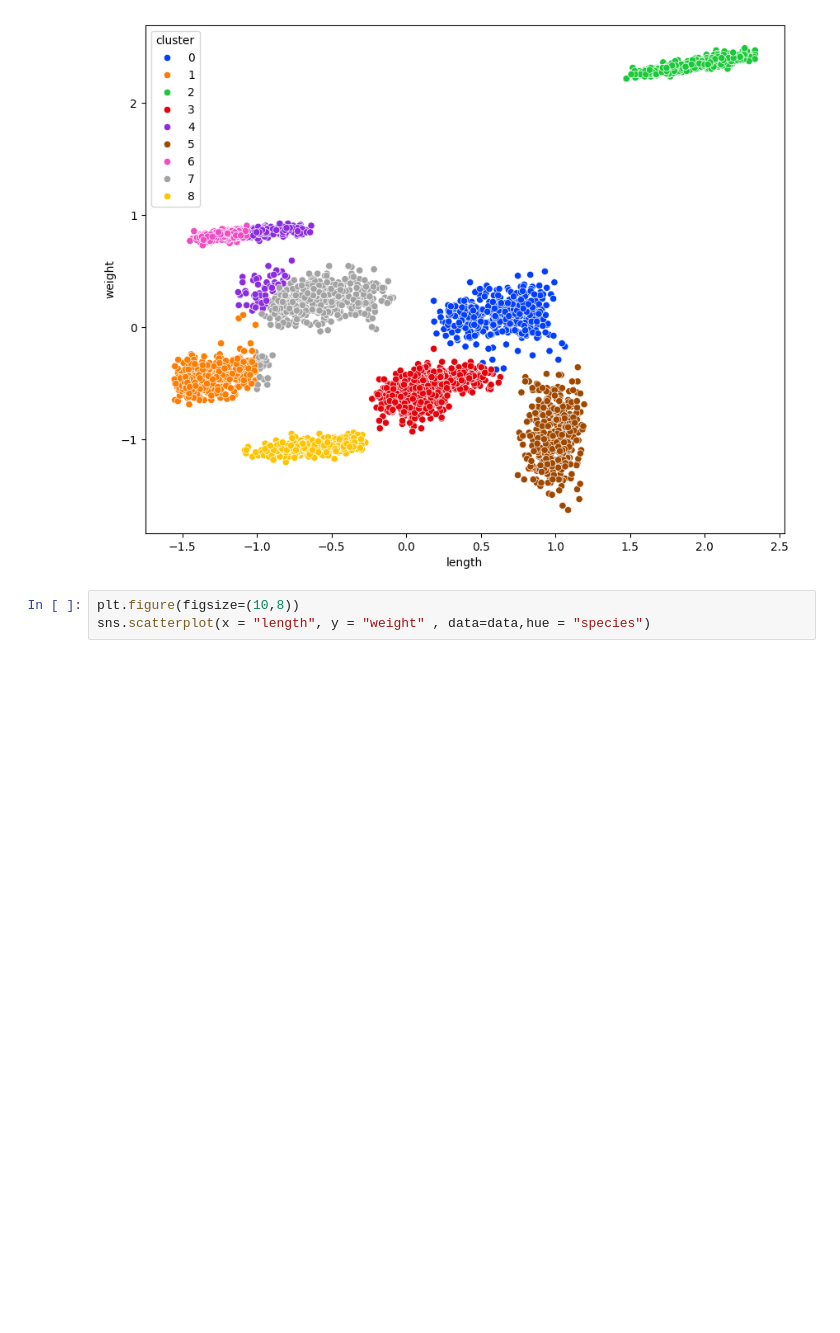
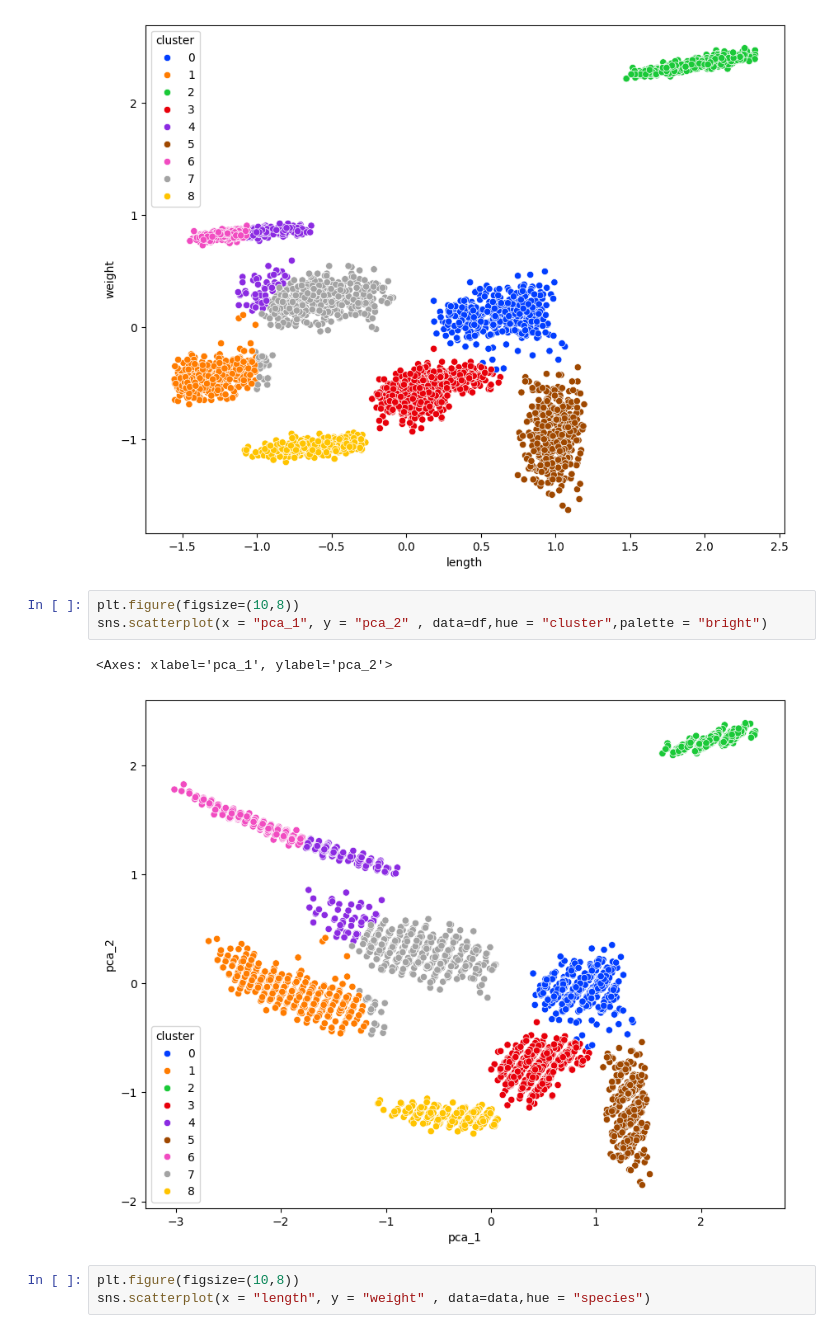
Before and after one commit to Rizan012/FishAnalysis, a Jupyter notebook: cluster.ipynb, the cells around one changed output. Saved outputs shown, nothing was run; the diff lists cells and outputs as text; blank space fills up the shorter version.

Commit message:
graph added:)

```diff
--- a/cluster.ipynb
+++ b/cluster.ipynb
@@ -187,6 +187,12 @@ sns.scatterplot(x="length",y="weight",data=df,hue="cluster",palette = "bright")
 # %% [output]
 <Axes: xlabel='length', ylabel='weight'>
 [figure]
+# %%
+plt.figure(figsize=(10,8))
+sns.scatterplot(x = "pca_1", y = "pca_2" , data=df,hue = "cluster",palette = "bright")
+# %% [output]
+<Axes: xlabel='pca_1', ylabel='pca_2'>
+[figure, added]
 # %%
 plt.figure(figsize=(10,8))
 sns.scatterplot(x = "length", y = "weight" , data=data,hue = "species")
```
